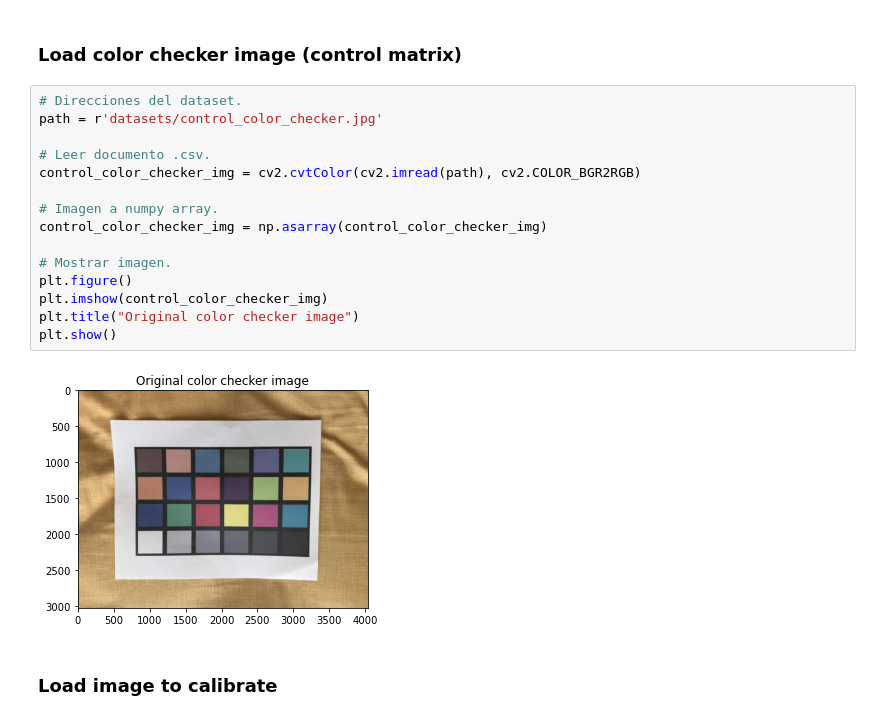
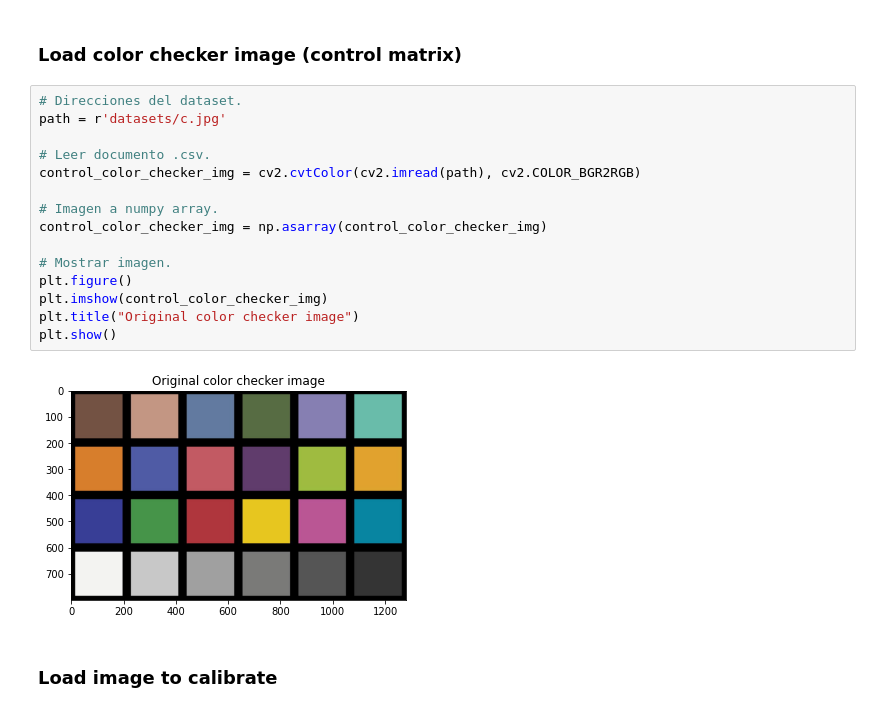
Before and after one commit to ASASauqui/Color-calibration, a Jupyter notebook: color_calibration.ipynb, the cells around one changed output. Drawn from its saved outputs; the diff is of its cells as text.

Commit message:
Se corrigieron algunois comentarios, se reacomodó el código, se borraron unas imágenes y se cambió el nombre de una imagen de control.

```diff
--- a/color_calibration.ipynb
+++ b/color_calibration.ipynb
@@ -188,21 +221,21 @@ def getMatrix(img, matrix_shape, width_shape=10, height_shape=10):
 ### Load color checker image (control matrix)
 # %%
 # Direcciones del dataset.
-path = r'datasets/control_color_checker.jpg'
+path = r'datasets/c.jpg'
 
 # Leer documento .csv.
 control_color_checker_img = cv2.cvtColor(cv2.imread(path), cv2.COLOR_BGR2RGB)
 
 # Imagen a numpy array.
 control_color_checker_img = np.asarray(control_color_checker_img)
 
 # Mostrar imagen.
 plt.figure()
 plt.imshow(control_color_checker_img)
 plt.title("Original color checker image")
 plt.show()
 # %% [output]
-[figure, old version]
+[figure, new version]
 # %% [markdown]
 ### Load image to calibrate
 # %%
```
Also changed, not shown: parts of 16 cells of this notebook, 3 other files.
